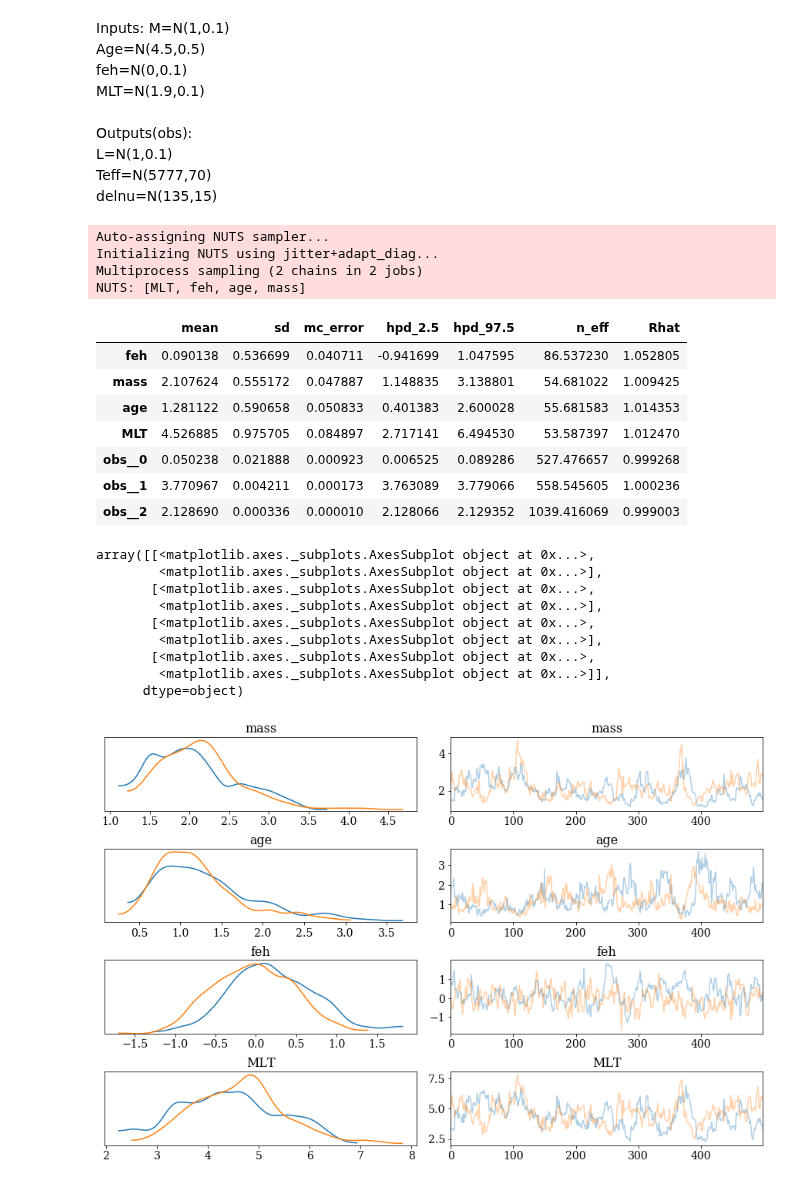
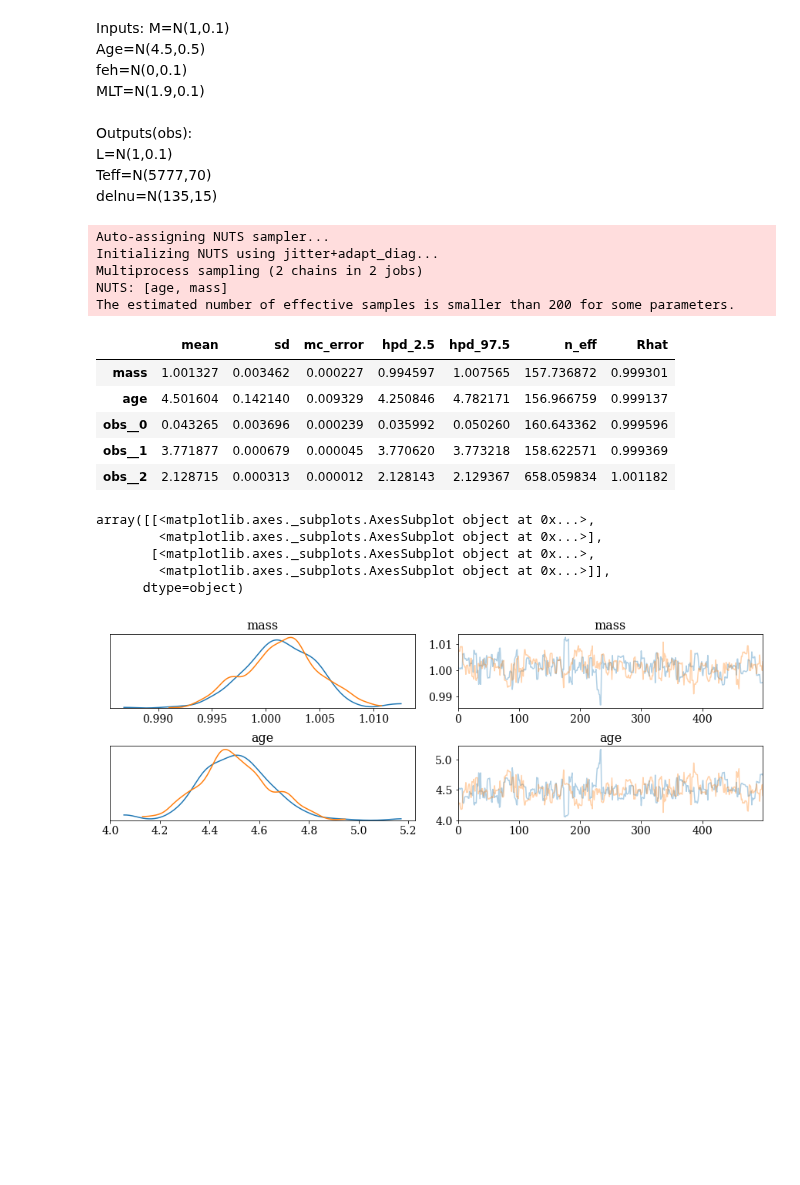
Before and after one commit to Harry-Westwood/Y4-Project-InterNeuralStellar, a Jupyter notebook: Hin's_files/model_sun_test.ipynb, the cells around one changed output. Drawn from its saved outputs; the diff is of its cells as text; code cells hidden in the pictures; blank space fills up the shorter version.

```diff
--- a/Hin's_files/model_sun_test.ipynb
+++ b/Hin's_files/model_sun_test.ipynb
@@ -63,7 +64,7 @@ def manualPredict(inputs):
     xx=inputs
     for i in np.arange(0,no_hidden_layers)*2:
         i=int(i)
-        xx=T.nnet.relu(pm.math.dot(xx,weights[i])+weights[i+1],0)
+        xx=T.nnet.relu(pm.math.dot(xx,weights[i])+weights[i+1])
     xx=pm.math.dot(xx,weights[-2])+weights[-1]
     return xx.T
 
@@ -73,47 +74,43 @@ with model:
     M = BoundM('mass',np.log(1.2),0.5)
     BoundAge = pm.Bound(pm.Lognormal,lower=0)
     Age = BoundAge('age',np.log(4.5),1.0)
-    feh = pm.Normal('feh',0,0.5)
-    BoundMLT = pm.Bound(pm.Lognormal,lower=0)
-    MLT = BoundMLT('MLT',1.9,0.3)
+    #feh = pm.Normal('feh',0,0.5)
+    #BoundMLT = pm.Bound(pm.Lognormal,lower=1.65, 2.35)
+    #MLT = BoundMLT('MLT',1.9,0.3)
 
-    obs = pm.Deterministic('obs',manualPredict([np.log10(M), np.log10(Age), feh, MLT]))
+    obs = pm.Deterministic('obs',manualPredict([np.log10(M), np.log10(Age), 0, 1.9]))
 
     #obs data from small grid row 7992
     obs_L = pm.Normal('obs_L',10**obs[0],0.01, observed=1.10587977656106)
     obs_Teff = pm.Normal('obs_Teff',10**obs[1],70, observed=5915.32055829505)
     obs_delnu = pm.Normal('obs_delnu',10**obs[2],0.1, observed=134.4937686)
 
-start = {'mass': 0.8, 'age': 2.5, 'feh':0.1, MLT:1.8}
+#start = {'mass': 0.8, 'age': 2.5, 'feh':0.1, 'MLT':1.8}
+start = {'mass': 0.8, 'age': 2.5}
 with model:
     trace = pm.sample(tune=5000, target_accept = 0.99, start=start)
 # %% [output]
 Auto-assigning NUTS sampler...
 Initializing NUTS using jitter+adapt_diag...
 Multiprocess sampling (2 chains in 2 jobs)
-NUTS: [MLT, feh, age, mass]
+NUTS: [age, mass]
+The estimated number of effective samples is smaller than 200 for some parameters.
 # %%
 pm.summary(trace)
 # %% [output]
 |  | mean | sd | mc_error | hpd_2.5 | hpd_97.5 | n_eff | Rhat |
-| feh | 0.090138 | 0.536699 | 0.040711 | -0.941699 | 1.047595 | 86.537230 | 1.052805 |
-| mass | 2.107624 | 0.555172 | 0.047887 | 1.148835 | 3.138801 | 54.681022 | 1.009425 |
-| age | 1.281122 | 0.590658 | 0.050833 | 0.401383 | 2.600028 | 55.681583 | 1.014353 |
-| MLT | 4.526885 | 0.975705 | 0.084897 | 2.717141 | 6.494530 | 53.587397 | 1.012470 |
-| obs__0 | 0.050238 | 0.021888 | 0.000923 | 0.006525 | 0.089286 | 527.476657 | 0.999268 |
-| obs__1 | 3.770967 | 0.004211 | 0.000173 | 3.763089 | 3.779066 | 558.545605 | 1.000236 |
-| obs__2 | 2.128690 | 0.000336 | 0.000010 | 2.128066 | 2.129352 | 1039.416069 | 0.999003 |
+| mass | 1.001327 | 0.003462 | 0.000227 | 0.994597 | 1.007565 | 157.736872 | 0.999301 |
+| age | 4.501604 | 0.142140 | 0.009329 | 4.250846 | 4.782171 | 156.966759 | 0.999137 |
+| obs__0 | 0.043265 | 0.003696 | 0.000239 | 0.035992 | 0.050260 | 160.643362 | 0.999596 |
+| obs__1 | 3.771877 | 0.000679 | 0.000045 | 3.770620 | 3.773218 | 158.622571 | 0.999369 |
+| obs__2 | 2.128715 | 0.000313 | 0.000012 | 2.128143 | 2.129367 | 658.059834 | 1.001182 |
 # %%
-pm.plots.traceplot(trace,var_names=['mass','age','feh','MLT'])
+pm.plots.traceplot(trace,var_names=['mass','age'])
 # %% [output]
 array([[<matplotlib.axes._subplots.AxesSubplot object at 0x...>,
-        <matplotlib.axes._subplots.AxesSubplot object at 0x...>],
-       [<matplotlib.axes._subplots.AxesSubplot object at 0x...>,
-        <matplotlib.axes._subplots.AxesSubplot object at 0x...>],
-       [<matplotlib.axes._subplots.AxesSubplot object at 0x...>,
         <matplotlib.axes._subplots.AxesSubplot object at 0x...>],
        [<matplotlib.axes._subplots.AxesSubplot object at 0x...>,
         <matplotlib.axes._subplots.AxesSubplot object at 0x...>]],
       dtype=object)
-[figure, old version]
+[figure, new version]
 # %%
```
Also changed, not shown: parts of 4 cells of this notebook.
